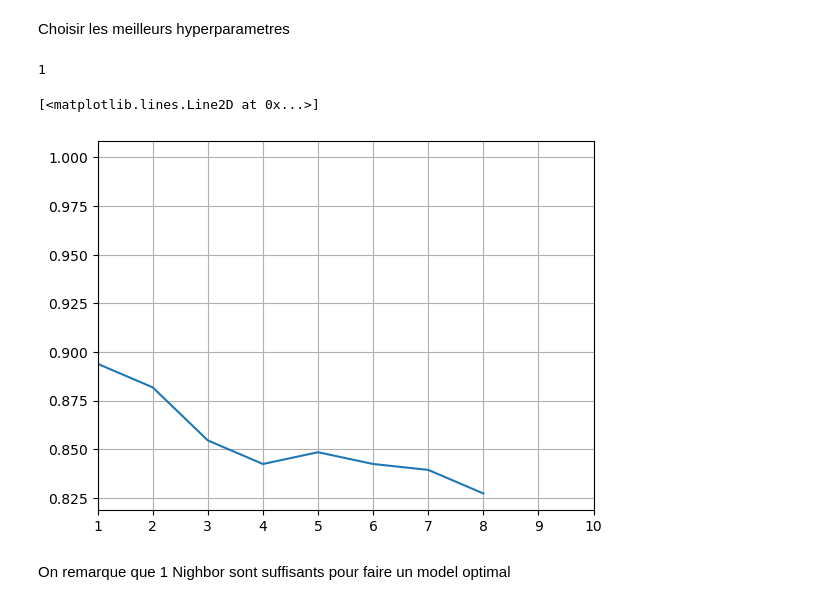
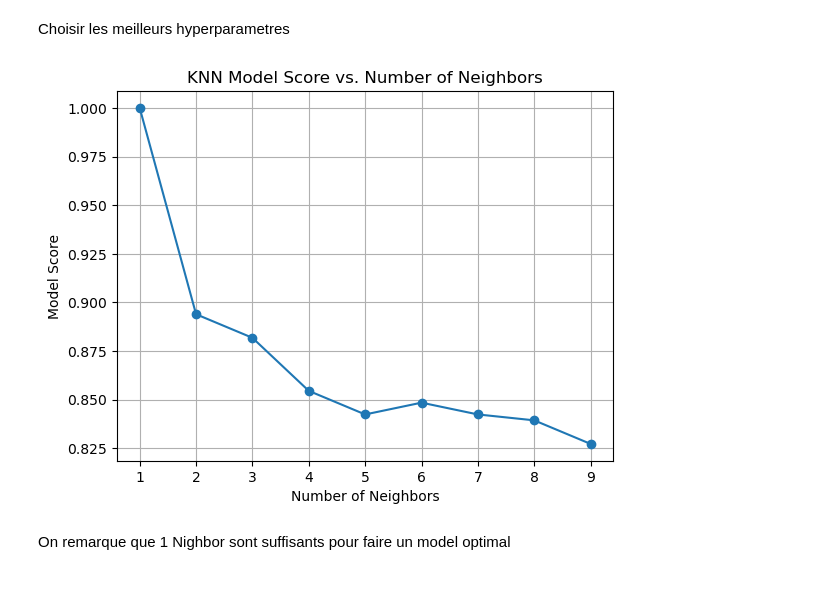
Before and after one commit to BatataNatna/salaires_immobilier_KNN, a Jupyter notebook: salaires_KNN.ipynb, the cells around one changed output. Cells and saved outputs as stored; diff of their text form; code cells hidden in the pictures.

```diff
--- a/salaires_KNN.ipynb
+++ b/salaires_KNN.ipynb
@@ -181,7 +158,7 @@ Text(0.5, 1.0, 'Test set')
 Définir le  model KNN avec par défault un voisin
 # %%
 from sklearn.neighbors import KNeighborsClassifier
-model = KNeighborsClassifier(n_neighbors=1)
+model = KNeighborsClassifier()
 # %% [markdown]
 Entrainement du modele sur les données
 # %%
@@ -202,26 +177,26 @@ purchase(model,Age=24,Salary=100000) # appel: Age: 24 salaire 100000
 [1]
 # %% [markdown]
 Choisir les meilleurs hyperparametres
-# %%
-score =[]
-best_k = 1
-best_score = 0
-
-for k in range(best_k,10):
-    model = KNeighborsClassifier(n_neighbors=k)
-    model.fit(x,y)
-    score.append(model.score(x,y))
-    if best_score < model.score(x,y):
-        best_k = k
-        best_score = model.score(x,y)
-print(best_k)
-plt.xlim(1,10)
-plt.grid()
-plt.plot(score)
-# %% [output]
-1
-[<matplotlib.lines.Line2D at 0x...>]
-[figure, removed]
+# %%
+score_dict = {}
+for i in range(1, 10):
+    model = KNeighborsClassifier(n_neighbors=i)
+    model.fit(x, y)
+    score = model.score(x, y)
+    score_dict[i] = score
+
+# Conversion du dictionnaire en listes pour le tracé
+neighbors, scores = zip(*score_dict.items())
+
+# Tracé des scores en fonction du nombre de voisins
+plt.plot(neighbors, scores, marker='o')
+plt.xlabel('Number of Neighbors')
+plt.ylabel('Model Score')
+plt.grid()
+plt.title('KNN Model Score vs. Number of Neighbors')
+plt.show()
+# %% [output]
+[figure, added]
 # %% [markdown]
 On remarque que 1 Nighbor sont suffisants pour faire un model optimal
 # %% [markdown]
```
Also changed, not shown: parts of 11 cells of this notebook.
